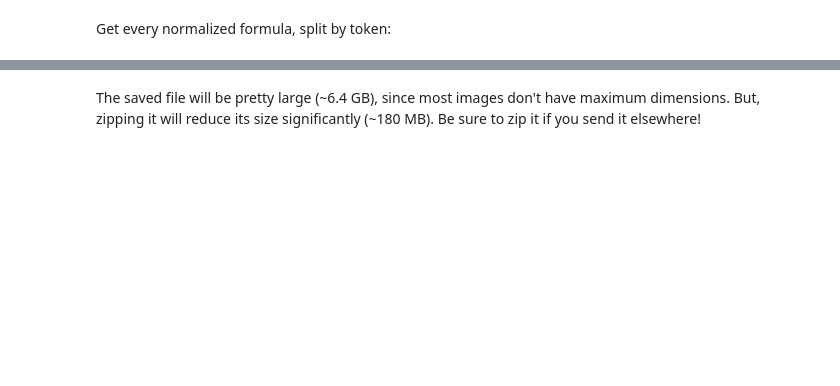
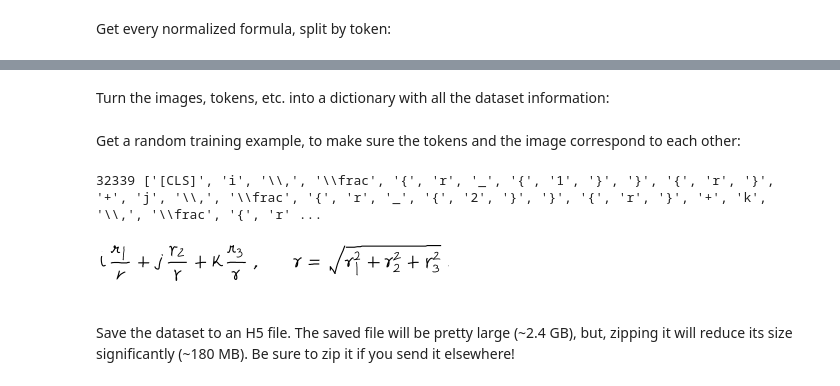
Before and after one commit to CharlesAtUW/SwimNet, a Jupyter notebook: preprocess_handwritten.ipynb, the cells around one changed output, grey strips where cells are left out. Drawn from its saved outputs; the diff is of its cells as text; code cells hidden in the pictures; blank space fills up the shorter version.

```diff
--- a/preprocess_handwritten.ipynb
+++ b/preprocess_handwritten.ipynb
@@ -134,7 +111,7 @@ for i in range(10):
 # %%
-valid_image_names = set()
-for dataset_type in ("train", "val", "test"):
-  dataset_info = os.path.join(DATA_FOLDER, dataset_type + "_filtered.lst")
-  with open(dataset_info, "r") as dsf:
-    lines = dsf.read().split("\n")
-  valid_image_names.update([l.split(" ")[0] for l in lines if len(l) > 0])
+valid_image_names = {t: set() for t in ("train", "val", "test")}
+for dataset_type in valid_image_names.keys():
+    dataset_info = os.path.join(DATA_FOLDER, dataset_type + "_filtered.lst")
+    with open(dataset_info, "r") as dsf:
+        lines = dsf.read().split("\n")
+    valid_image_names[dataset_type].update([l.split(" ")[0] for l in lines if len(l) > 0])
@@ -228,0 +118,7 @@ for dataset_type in ("train", "val", "test"):
+# %% [markdown]
+Turn the images, tokens, etc. into a dictionary with all the dataset information:
+# %%
+def round_up_to(num, round_to):
+    if num % round_to == 0:
+        return num
+    return num + (round_to - num % round_to)
@@ -229,5 +199,36 @@ for dataset_type in ("train", "val", "test"):
+# %% [markdown]
+Get a random training example, to make sure the tokens and the image correspond to each other:
+# %%
+def get_example(dataset_type, example_num):
+    dataset_split = dataset[dataset_type]
+    remaining = example_num
+    for shape_np in dataset_split["shape_orderings"]:
+        shape = tuple(shape_np)
+        shape_count = dataset_split["shape_to_counts"][shape]
+        if remaining - shape_count < 0:
+            break
+        remaining -= shape_count
+
+    token_nums = dataset_split["shape_to_token_nums"][shape][remaining]
+    tokens = [idx_to_word[token_num] for token_num in token_nums]
+
+    return {
+        "img": dataset_split["shape_to_imgs"][shape][remaining],
+        "img_num": dataset_split["shape_to_img_nums"][shape][remaining],
+        "formula_idx": dataset_split["shape_to_formula_idxs"][shape][remaining],
+        "token_nums": token_nums,
+        "tokens": tokens
+    }
+# %%
+rand_example_num = int(np.random.rand() * dataset["train"]["N"])
+example = get_example("train", rand_example_num)
+print(rand_example_num, example["tokens"])
+Image.fromarray(example["img"], mode="L")
+# %% [output]
+32339 ['[CLS]', 'i', '\\,', '\\frac', '{', 'r', '_', '{', '1', '}', '}', '{', 'r', '}', '+', 'j', '\\,', '\\frac', '{', 'r', '_', '{', '2', '}', '}', '{', 'r', '}', '+', 'k', '\\,', '\\frac', '{', 'r' ...
+[figure, added]
 # %% [markdown]
-The saved file will be pretty large (~6.4 GB), since most images don't have maximum dimensions. But, zipping it will reduce its size significantly (~180 MB). Be sure to zip it if you send it elsewhere!
+Save the dataset to an H5 file. The saved file will be pretty large (~2.4 GB), but, zipping it will reduce its size significantly (~180 MB). Be sure to zip it if you send it elsewhere!
 # %%
 save_to_filename = "handwritten_dataset.h5"
 with h5py.File(save_to_filename, "w") as f:
```
Also changed, not shown: parts of 20 cells of this notebook, 2 other files.
